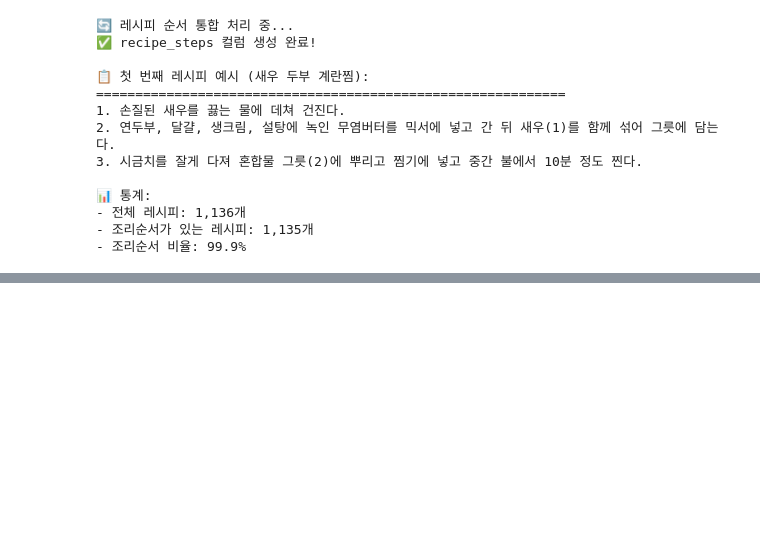
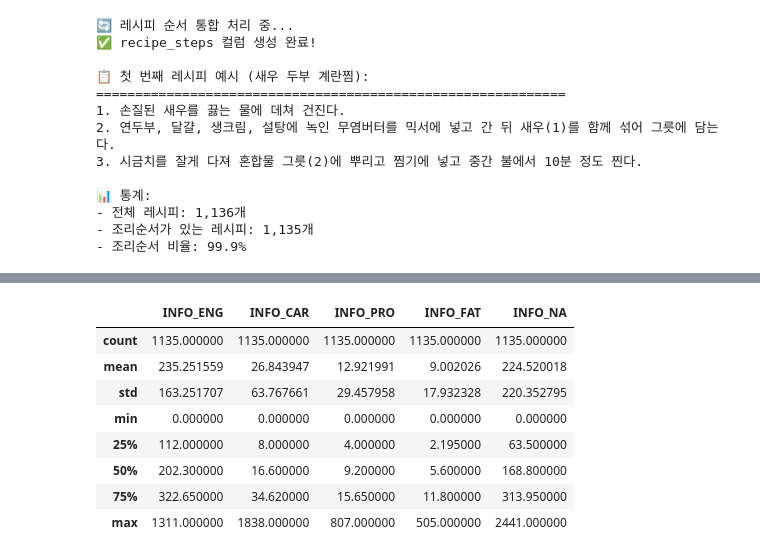
Before and after one commit to HyeonSeongSon/SKN_AFTER_STUDY, a Jupyter notebook: project1/data.ipynb, the cells around one changed output, grey strips where cells are left out. Cells and saved outputs as stored; diff of their text form; code cells hidden in the pictures; blank space fills up the shorter version.

```diff
--- a/project1/data.ipynb
+++ b/project1/data.ipynb
@@ -933,0 +663,12 @@ memory usage: 115.5+ KB
+# %%
+df_final.describe()
+# %% [output]
+|  | INFO_ENG | INFO_CAR | INFO_PRO | INFO_FAT | INFO_NA |
+| count | 1135.000000 | 1135.000000 | 1135.000000 | 1135.000000 | 1135.000000 |
+| mean | 235.251559 | 26.843947 | 12.921991 | 9.002026 | 224.520018 |
+| std | 163.251707 | 63.767661 | 29.457958 | 17.932328 | 220.352795 |
+| min | 0.000000 | 0.000000 | 0.000000 | 0.000000 | 0.000000 |
+| 25% | 112.000000 | 8.000000 | 4.000000 | 2.195000 | 63.500000 |
+| 50% | 202.300000 | 16.600000 | 9.200000 | 5.600000 | 168.800000 |
+| 75% | 322.650000 | 34.620000 | 15.650000 | 11.800000 | 313.950000 |
+| max | 1311.000000 | 1838.000000 | 807.000000 | 505.000000 | 2441.000000 |
```
Also changed, not shown: parts of 20 cells of this notebook, 18 other files.
